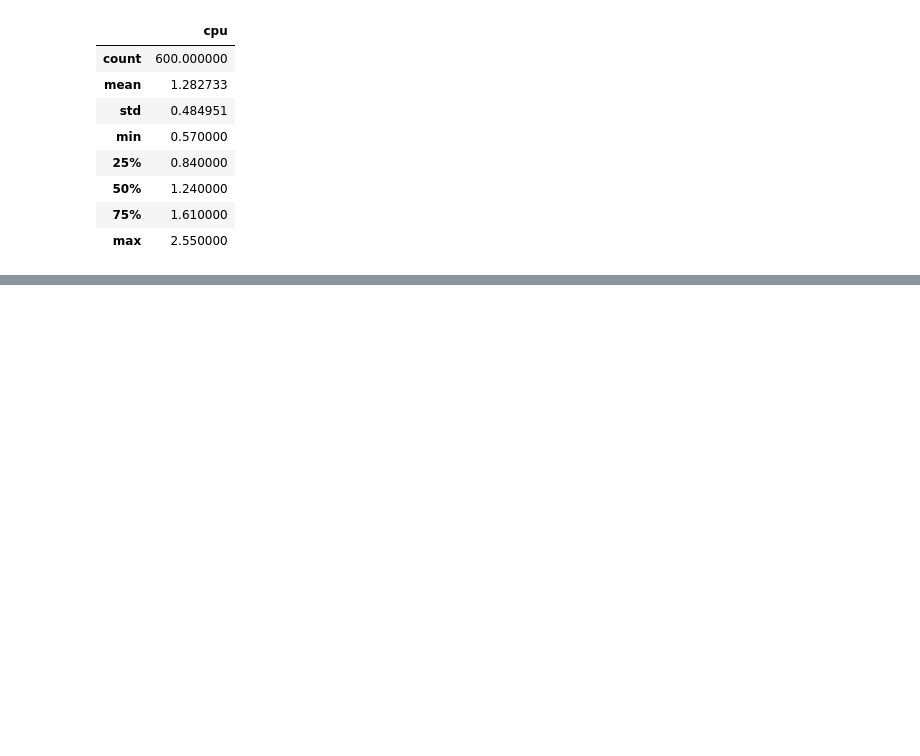
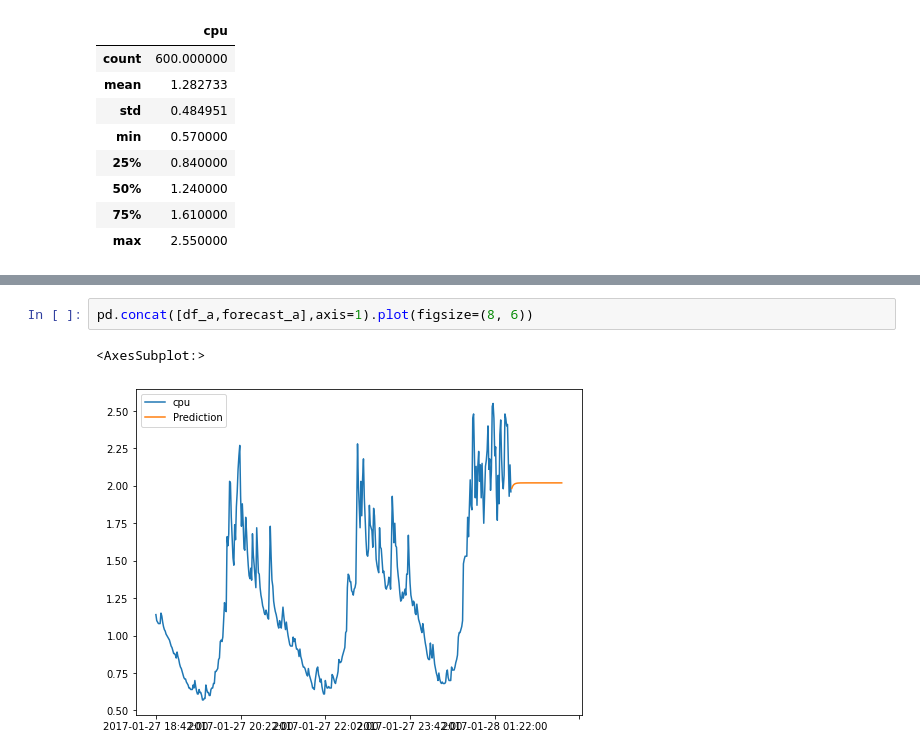
Before and after one commit to marfurt1/coffee_api-ana, a Jupyter notebook: src/explore.ipynb, the cells around one changed output, grey strips where cells are left out. Drawn from its saved outputs; the diff is of its cells as text; blank space fills up the shorter version.

```diff
--- a/src/explore.ipynb
+++ b/src/explore.ipynb
@@ -238,0 +281,5 @@ forecast_a = stepwise_model.predict(n_periods=54)
+# %%
+pd.concat([df_a,forecast_a],axis=1).plot(figsize=(8, 6))
+# %% [output]
+<AxesSubplot:>
+[figure, added]
```
Also changed, not shown: parts of 32 cells of this notebook.
